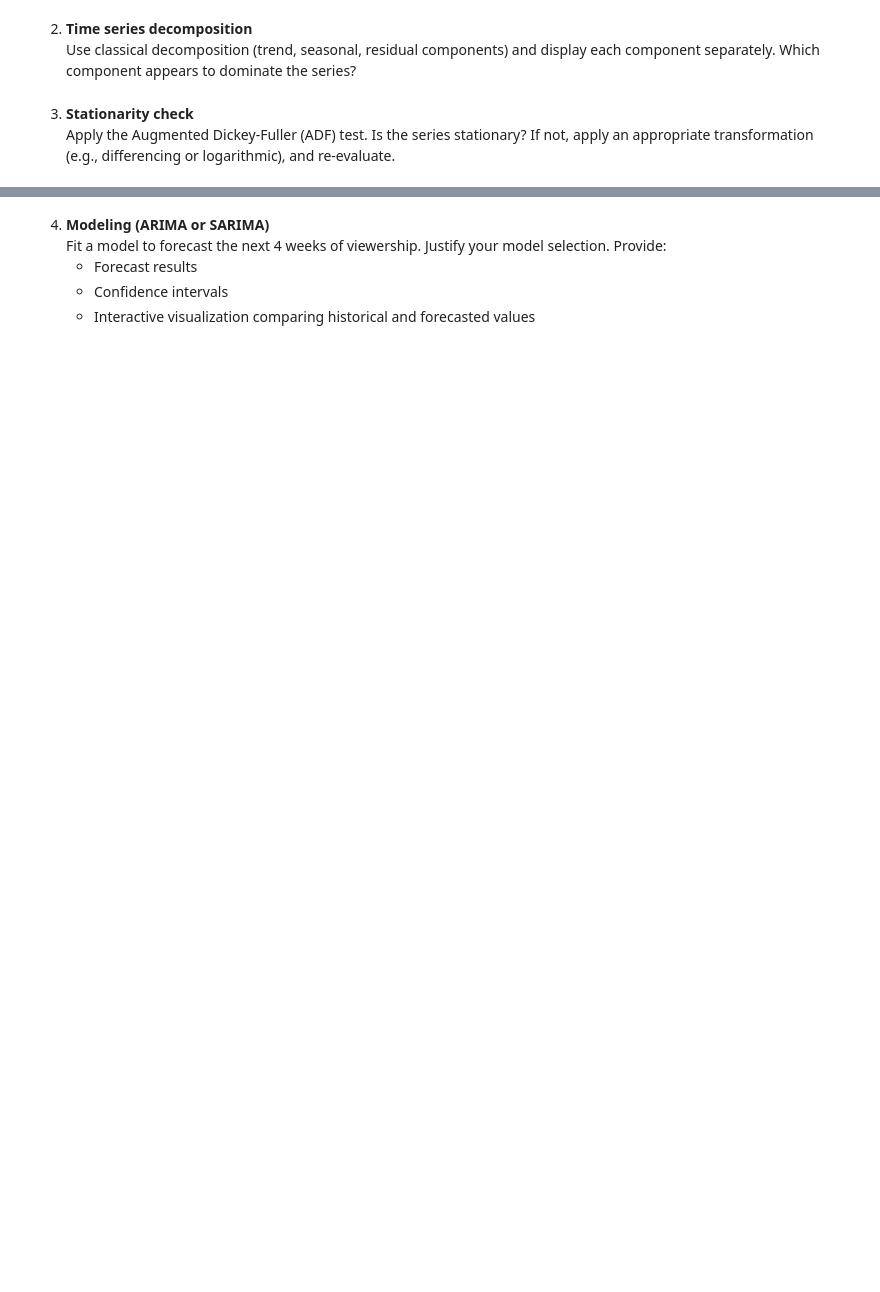
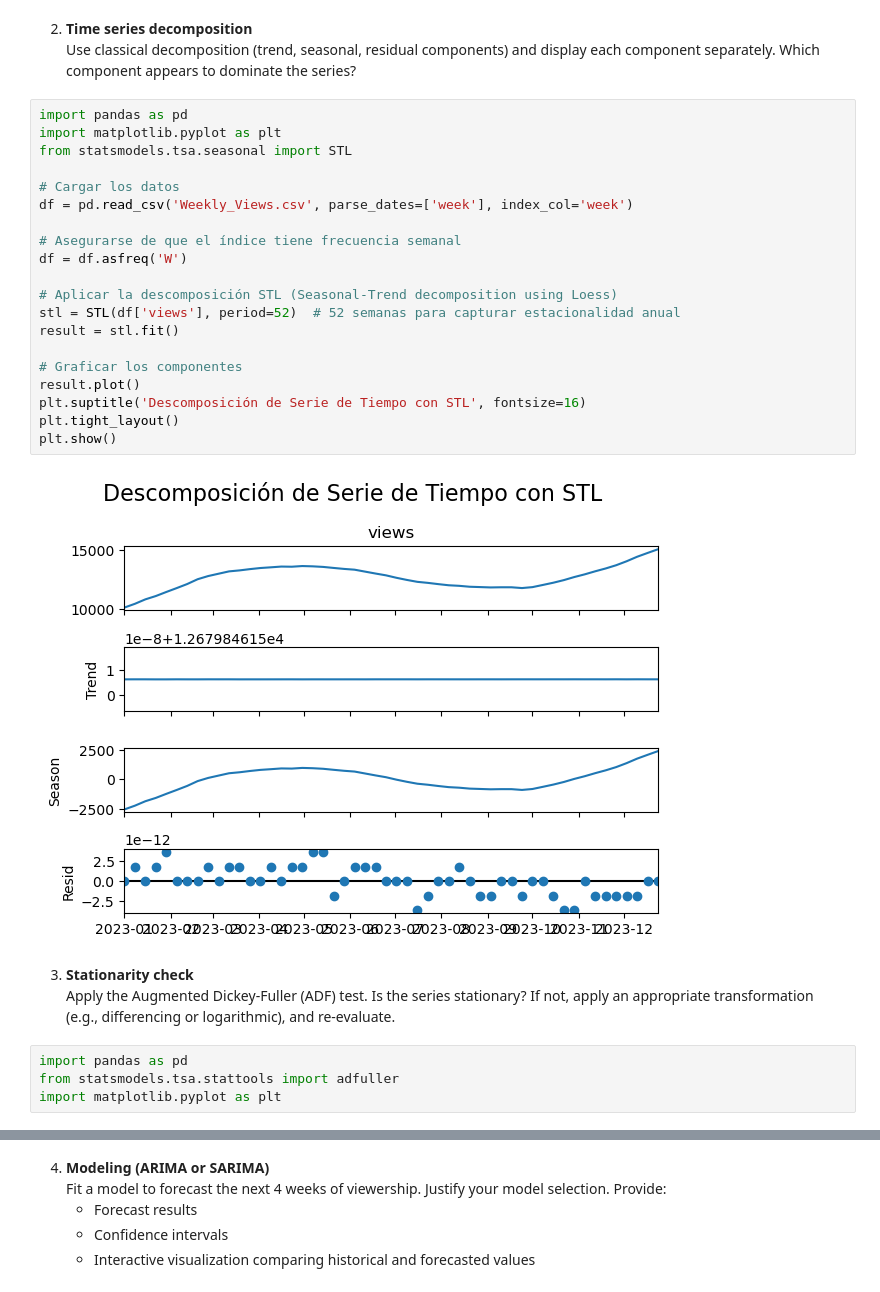
Before and after one commit to 22277527/MTV_MartinezOrtsHugo, a Jupyter notebook: Week 12/PPG12_s1.ipynb, the cells around one changed output, grey strips where cells are left out. Cells and saved outputs as stored; diff of their text form; blank space fills up the shorter version.

```diff
--- a/Week 12/PPG12_s1.ipynb
+++ b/Week 12/PPG12_s1.ipynb
@@ -26,6 +43,32 @@
 # %% [markdown]
 2. **Time series decomposition**
    Use classical decomposition (trend, seasonal, residual components) and display each component separately. Which component appears to dominate the series?
+# %%
+import pandas as pd
+import matplotlib.pyplot as plt
+from statsmodels.tsa.seasonal import STL
+
+# Cargar los datos
+df = pd.read_csv('Weekly_Views.csv', parse_dates=['week'], index_col='week')
+
+# Asegurarse de que el índice tiene frecuencia semanal
+df = df.asfreq('W')
+
+# Aplicar la descomposición STL (Seasonal-Trend decomposition using Loess)
+stl = STL(df['views'], period=52)  # 52 semanas para capturar estacionalidad anual
+result = stl.fit()
+
+# Graficar los componentes
+result.plot()
+plt.suptitle('Descomposición de Serie de Tiempo con STL', fontsize=16)
+plt.tight_layout()
+plt.show()
+# %% [output]
+[figure, added]
 # %% [markdown]
 3. **Stationarity check**
    Apply the Augmented Dickey-Fuller (ADF) test. Is the series stationary? If not, apply an appropriate transformation (e.g., differencing or logarithmic), and re-evaluate.
+# %%
+import pandas as pd
+from statsmodels.tsa.stattools import adfuller
+import matplotlib.pyplot as plt
```
Also changed, not shown: parts of 15 cells of this notebook.
